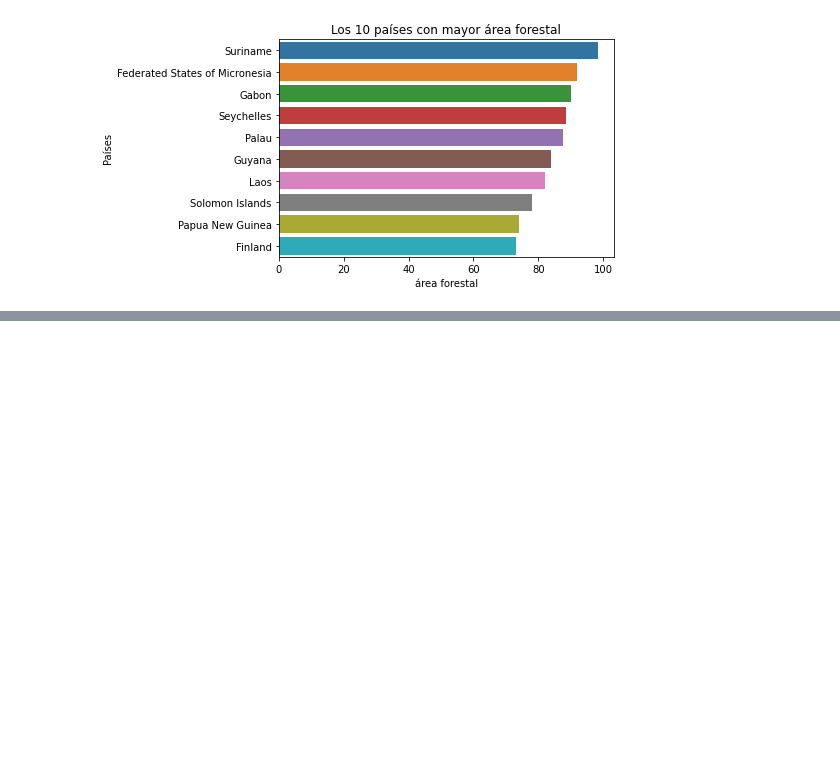
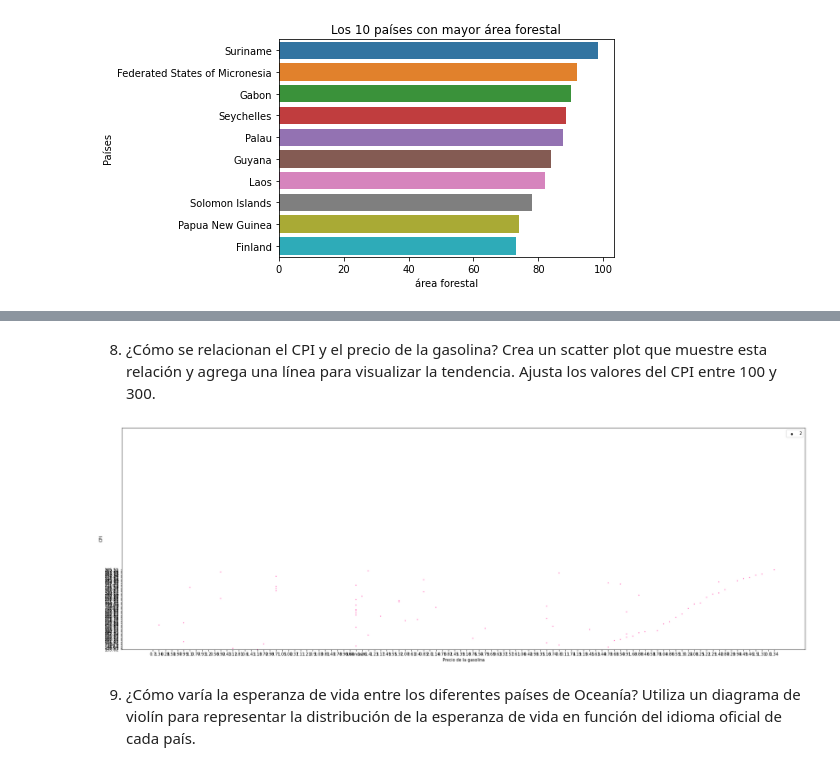
Before and after one commit to Adalab/da-modulo3-sprint2-pairprogramming-PatriciaAnaG, a Jupyter notebook: pair_VISUALIZACION.ipynb, the cells around one changed output, grey strips where cells are left out. Saved outputs shown, nothing was run; the diff lists cells and outputs as text; code cells hidden in the pictures; blank space fills up the shorter version.

```diff
--- a/pair_VISUALIZACION.ipynb
+++ b/pair_VISUALIZACION.ipynb
@@ -191,0 +192,13 @@ sns.barplot(data =df_natalidad, x="birth_rate", y="continent")
+# %% [markdown]
+8. ¿Cómo se relacionan el CPI y el precio de la gasolina? Crea un scatter plot que muestre esta relación y agrega una línea para visualizar la tendencia. Ajusta los valores del CPI entre 100 y 300.
+# %%
+plt.figure(figsize=(30, 10))
+sns.scatterplot(y= 'cpi' , x = 'gasoline_price', data = df, marker= "*", size = 2,
+                color = "deeppink" )
+plt.ylim([100,300])
+plt.ylabel("CPI")
+plt.xlabel("Precio de la gasolina");
+# %% [output]
+[figure, added]
+# %% [markdown]
+9. ¿Cómo varía la esperanza de vida entre los diferentes países de Oceanía? Utiliza un diagrama de violín para representar la distribución de la esperanza de vida en función del idioma oficial de cada país.
```
Also changed, not shown: parts of 15 cells of this notebook, 1 other file.
